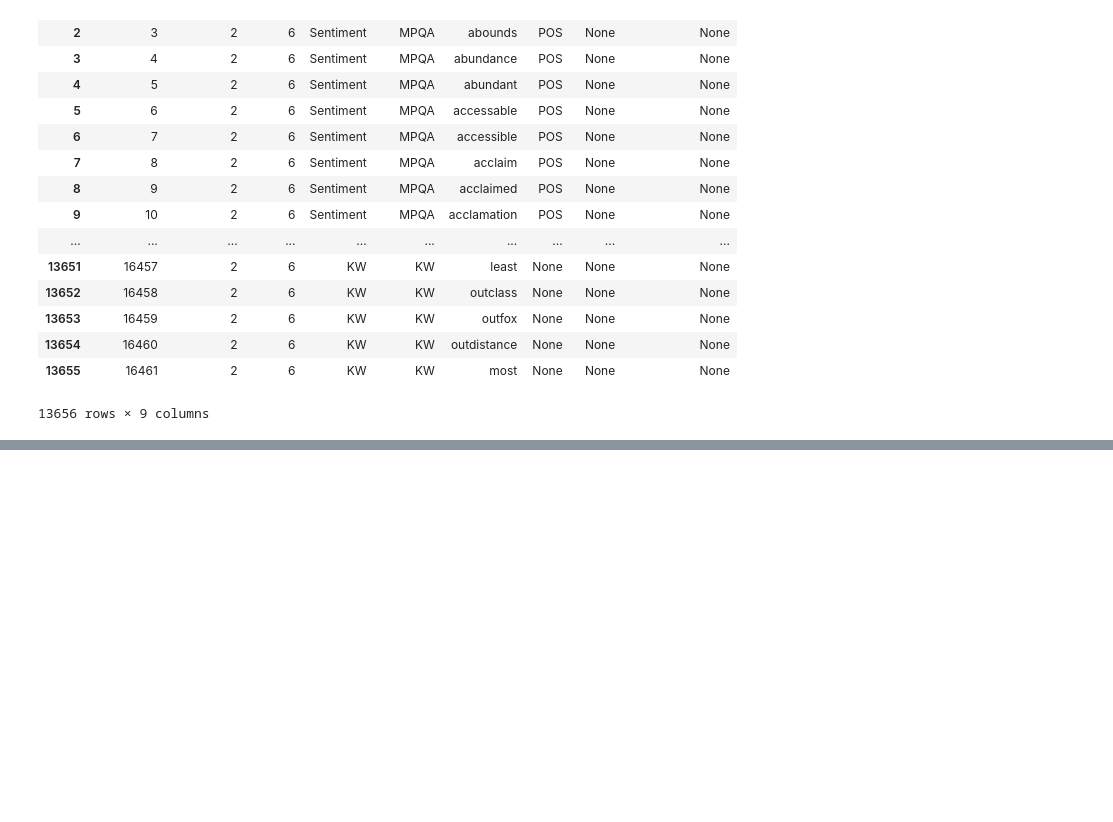
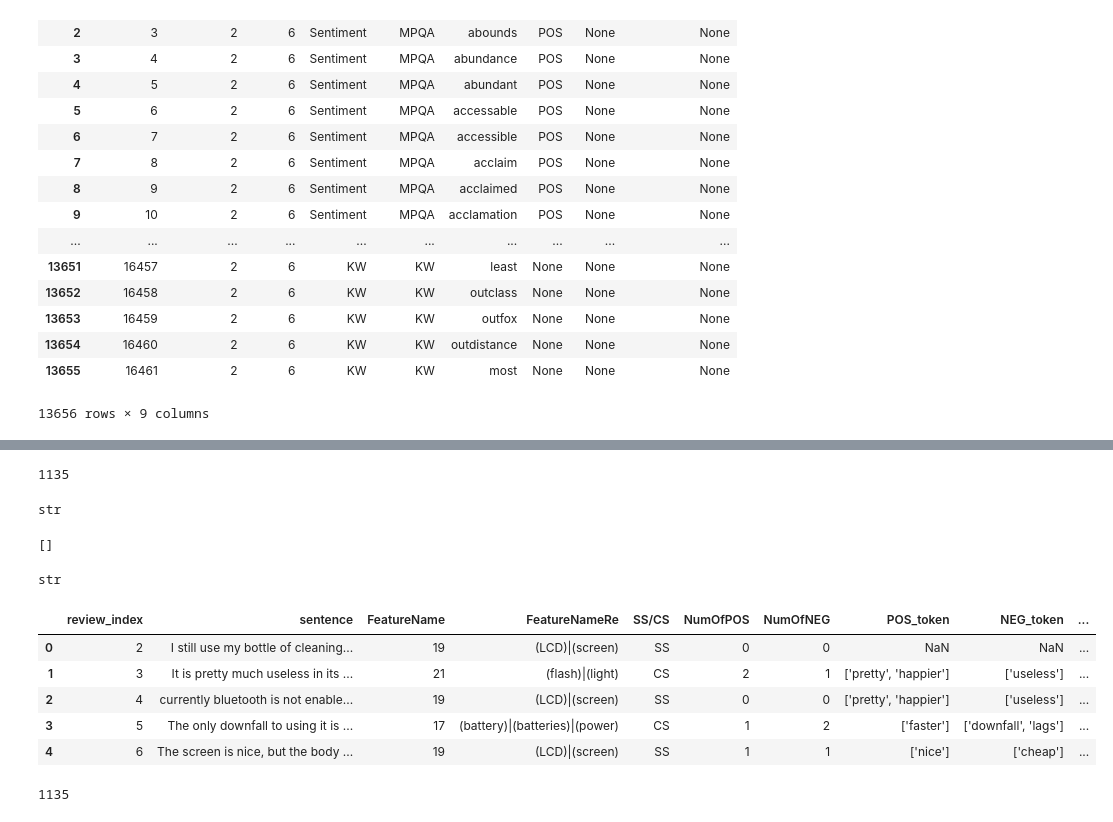
Before and after one commit to jhkang1517/multi-campus-areca-palm, a Jupyter notebook: project_VoC/선민형님 code copy본 (쓰지마세욧).ipynb, the cells around one changed output, grey strips where cells are left out. Cells and saved outputs as stored; diff of their text form; code cells hidden in the pictures; blank space fills up the shorter version.

```diff
--- a/project_VoC/선민형님 code copy본 (쓰지마세욧).ipynb
+++ b/project_VoC/선민형님 code copy본 (쓰지마세욧).ipynb
@@ -492,0 +461,30 @@ df
+# %%
+len(df)
+# %% [output]
+1135
+# %%
+type(df['POS_token'][0])
+# %% [output]
+str
+# %%
+print(df['POS_token'][0])
+# %% [output]
+[]
+# %%
+type(df['FeatureNameRe'][0])
+# %% [output]
+str
+# %%
+df = df.replace('[]', None)
+df.head()
+# %% [output]
+|  | review_index | sentence | FeatureName | FeatureNameRe | SS/CS | NumOfPOS | NumOfNEG | POS_token | NEG_token | ... |
+| 0 | 2 | I still use my bottle of cleaning... | 19 | (LCD)|(screen) | SS | 0 | 0 | NaN | NaN | ... |
+| 1 | 3 | It is pretty much useless in its ... | 21 | (flash)|(light) | CS | 2 | 1 | ['pretty', 'happier'] | ['useless'] | ... |
+| 2 | 4 | currently bluetooth is not enable... | 19 | (LCD)|(screen) | SS | 0 | 0 | ['pretty', 'happier'] | ['useless'] | ... |
+| 3 | 5 | The only downfall to using it is ... | 17 | (battery)|(batteries)|(power) | CS | 1 | 2 | ['faster'] | ['downfall', 'lags'] | ... |
+| 4 | 6 | The screen is nice, but the body ... | 19 | (LCD)|(screen) | SS | 1 | 1 | ['nice'] | ['cheap'] | ... |
+# %%
+len(df)
+# %% [output]
+1135
```
Also changed, not shown: parts of 17 cells of this notebook.
